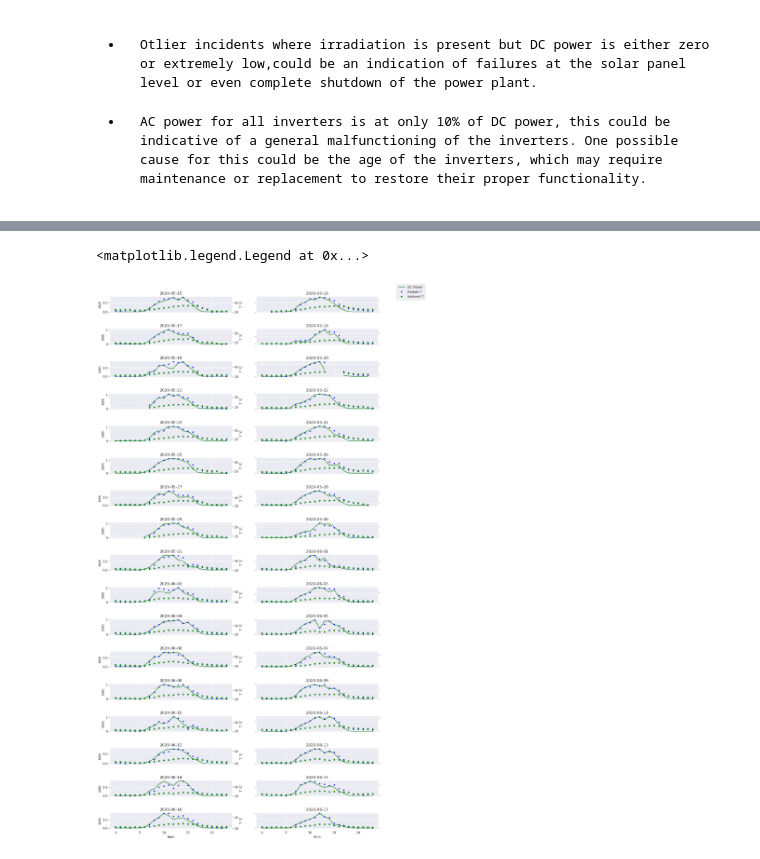
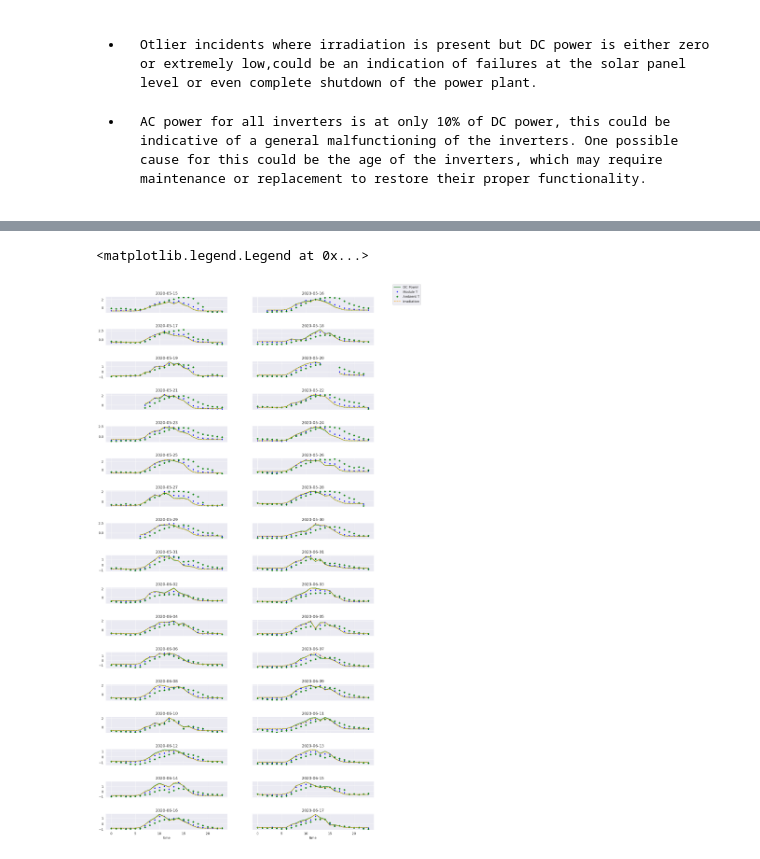
Before and after one commit to sedimir/SediMir, a Jupyter notebook: solar-power-generation.ipynb, the cells around one changed output, grey strips where cells are left out. Drawn from its saved outputs; the diff is of its cells as text; code cells hidden in the pictures.

```diff
--- a/solar-power-generation.ipynb
+++ b/solar-power-generation.ipynb
@@ -238,29 +232,40 @@ cols3=gen_sen.groupby(['time','Day'])['AMBIENT_TEMPERATURE'].mean().unstack()
 # %%
+from sklearn.preprocessing import MinMaxScaler, StandardScaler
+col_normalized=['DC_POWER','MODULE_TEMPERATURE','AMBIENT_TEMPERATURE','IRRADIATION']
+df=gen_sen[col_normalized]
+scaler=StandardScaler()
+df_normalized= pd.DataFrame(scaler.fit_transform(df), columns=col_normalized).assign(time=gen_sen.time,Day=gen_sen.Day)
+
+days=df_normalized.Day.unique()
+cols1=df_normalized.groupby(['time','Day'])['DC_POWER'].mean().unstack()
+cols2=df_normalized.groupby(['time','Day'])['MODULE_TEMPERATURE'].mean().unstack()
+cols3=df_normalized.groupby(['time','Day'])['AMBIENT_TEMPERATURE'].mean().unstack()
+cols4=df_normalized.groupby(['time','Day'])['IRRADIATION'].mean().unstack()
+
 f, ax = plt.subplots(17, 2, figsize=(15, 30), sharex=True)
 f.subplots_adjust(hspace=1)
 
 i = 0
 handles,labels=[],[]
 
 for a in range(0, 17):
     for b in range(0, 2):
         ax1 = ax[a, b]
-        ax2 = ax1.twinx()
         cols1.plot(sharex=True,sharey=True, y=cols1.columns[i], color='green', ax=ax1, legend=False, label='DC POWER')
-        cols2.plot(sharex=True,sharey=True, y=cols2.columns[i], style='b.', ax=ax2, legend=False, label='Module T')
-        cols3.plot(sharex=True,sharey=True, y=cols3.columns[i], style='g*', ax=ax2, legend=False, label='Ambient T')
+        cols2.plot(sharex=True,sharey=True, y=cols2.columns[i], style='b.', ax=ax1, legend=False, label='Module T')
+        cols3.plot(sharex=True,sharey=True, y=cols3.columns[i], style='g*', ax=ax1, legend=False, label='Ambient T')
+        cols4.plot(sharex=True,sharey=True, y=cols4.columns[i], style='--',color='orange', ax=ax1, legend=False, label='Irradiation')
         ax1.set_title(days[i])
         ax1.set_xlabel('time')
-        ax1.set_ylabel('kWh')
-        ax2.set_ylabel('T \u2103')
+        ax1.set_ylabel('')
         ax1.label_outer()
         i += 1
 
-handles, labels=[ax1.lines[0],ax2.lines[0],ax2.lines[1]],['DC Power','Module T','Ambient T']
+handles, labels=[ax1.lines[0],ax1.lines[1],ax1.lines[2],ax1.lines[3]],['DC Power','Module T','Ambient T','Irradiation']
 f.legend(handles,labels,bbox_to_anchor=(1.04,0.90))
 # %% [output]
 <matplotlib.legend.Legend at 0x...>
-[figure, old version]
+[figure, new version]
 # %% [markdown]
 <font size='+1'>
 The figures above demonstrate that:
```
Also changed, not shown: parts of 10 cells of this notebook.
